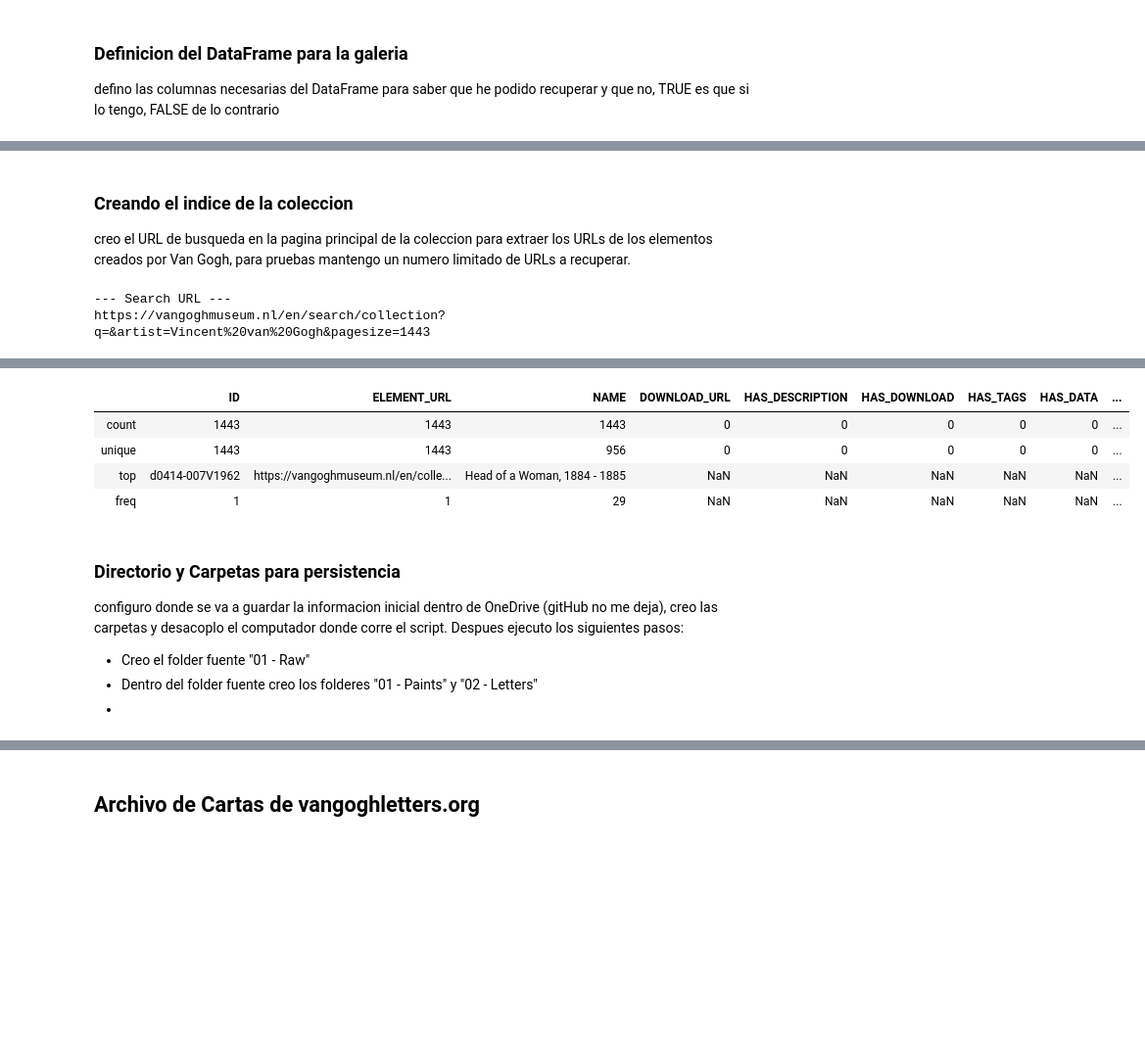
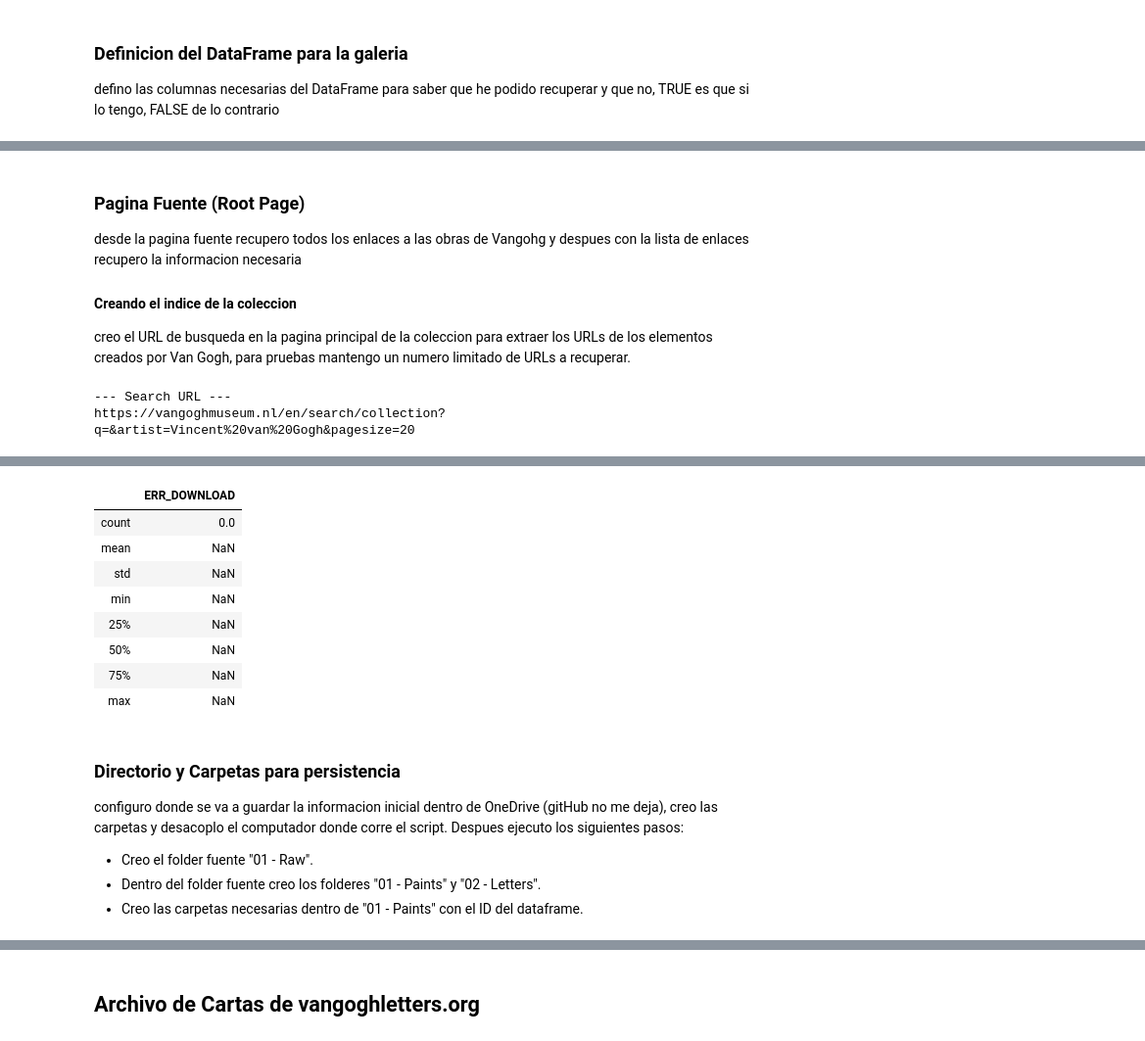
Before and after one commit to sa-artea/VVG-Letters-Scrapy, a Jupyter notebook: 01 - DataRecoveryVVG/ScrapingPinturas.ipynb, the cells around one changed output, grey strips where cells are left out. Shown at 98% size. Drawn from its saved outputs; the diff is of its cells as text; code cells hidden in the pictures; blank space fills up the shorter version.

```diff
--- a/01 - DataRecoveryVVG/ScrapingPinturas.ipynb
+++ b/01 - DataRecoveryVVG/ScrapingPinturas.ipynb
@@ -85,11 +133,14 @@ soupFrame.head()
 # %% [markdown]
-### Creando el indice de la coleccion
+### Pagina Fuente (Root Page)
+desde la pagina fuente recupero todos los enlaces a las obras de Vangohg y despues con la lista de enlaces recupero la informacion necesaria
+
+#### Creando el indice de la coleccion
 creo el URL de busqueda en la pagina principal de la coleccion para extraer los URLs de los elementos creados por Van Gogh, para pruebas mantengo un numero limitado de URLs a recuperar.
 # %%
 # Se recorre la pagina principal y recuperan los enlaces de l
 # numero de paginas/obras/enlaces a iterar
 
-paints = 9999
+paints = 20
 defaultPaints = 50
 
 # maximo numero de pinturas conocidas
@@ -119,5 +170,5 @@ print("--- Search URL ---")
 print(paintsPage)
 # %% [output]
 --- Search URL ---
-https://vangoghmuseum.nl/en/search/collection?q=&artist=Vincent%20van%20Gogh&pagesize=1443
+https://vangoghmuseum.nl/en/search/collection?q=&artist=Vincent%20van%20Gogh&pagesize=20
 # %%
@@ -160,4 +214,28 @@ except Exception as e:
     print("Status Code: " + str(pageReq.status_code))
+# %%
+# saco los links e IDs a las paginas que quiero dentro de la coleccion
+# estan los elementos de tipo link-teaser y la expresion regular del href
+names = list()
+errNames = list()
+hasNames = list()
+
+for name in nameSoup:
+
+    try:
+
+        # reconstruyo el enlace completo
+        tempName = re.sub("\s+", " ", name.string)
+        tempName = tempName[1:-1]
+        names.append(tempName)
+
+        # si no hay errores agrego un mensaje vacio para no danhar el dataframe
+        errNames.append("")
+        hasNames.append(bool(True))
+
+    except Exception as e:
+        print("Error in: " + str(e))
+        errNames.append(e)
+        hasNames.append(bool(False))
 # %%
 # saco los links e IDs a las paginas que quiero dentro de la coleccion
 # estan los elementos de tipo link-teaser y la expresion regular del href
@@ -182,8 +269,12 @@ for name in nameSoup:
 # %%
 # agregos los detalles del scrapy en las columnas del dataframe de calidad (nombres, IDs y URLs)
-soupFrame["ID"] = ids
-soupFrame["ELEMENT_URL"] = links
-soupFrame["NAME"] = names
+paintsFrame["ID"] = ids
+paintsFrame["ELEMENT_URL"] = links
+paintsFrame["NAME"] = names
+paintsFrame["ERR_ID"] = errIDs
+paintsFrame["HAS_ID"] = hasIDs
+paintsFrame["ERR_NAME"] = errNames
+paintsFrame["HAS_NAME"] = hasNames
 # %%
 #chequeo la informacion recuperada de la busqueda
 print("Extracted links in search: " + str(len(links)))
@@ -195,8 +286,8 @@ print("Repeated IDs elements: " + str(len(ids) != len(set(ids))))
 print("Extracted names in search: " + str(len(names)))
 print("Repeated names elements: " + str(len(names) != len(set(names))))
 
-print("Shape: " + str(soupFrame.shape))
+print("Shape: " + str(paintsFrame.shape))
 
-soupFrame.info()
-soupFrame.describe()
+paintsFrame.info()
+paintsFrame.describe()
 # %% [output]
@@ -220,8 +311,12 @@ memory usage: 169.2+ KB
-|  | ID | ELEMENT_URL | NAME | DOWNLOAD_URL | HAS_DESCRIPTION | HAS_DOWNLOAD | HAS_TAGS | HAS_DATA | ... |
-| count | 1443 | 1443 | 1443 | 0 | 0 | 0 | 0 | 0 | ... |
-| unique | 1443 | 1443 | 956 | 0 | 0 | 0 | 0 | 0 | ... |
-| top | d0414-007V1962 | https://vangoghmuseum.nl/en/colle... | Head of a Woman, 1884 - 1885 | NaN | NaN | NaN | NaN | NaN | ... |
-| freq | 1 | 1 | 29 | NaN | NaN | NaN | NaN | NaN | ... |
+|  | ERR_DOWNLOAD |
+| count | 0.0 |
+| mean | NaN |
+| std | NaN |
+| min | NaN |
+| 25% | NaN |
+| 50% | NaN |
+| 75% | NaN |
+| max | NaN |
 # %%
 # guardando los links en TXT y CSV para backup del proceso y control de calidad
 galleryIndex = "VanGoghGalleryIndex.txt"
@@ -247,9 +344,9 @@ else:
 ### Directorio y Carpetas para persistencia
 configuro donde se va a guardar la informacion inicial dentro de OneDrive (gitHub no me deja), creo las carpetas y desacoplo el computador donde corre el script. Despues ejecuto los siguientes pasos:
 
-- Creo el folder fuente "01 - Raw"
-- Dentro del folder fuente creo los folderes "01 - Paints" y "02 - Letters"
--
+- Creo el folder fuente "01 - Raw".
+- Dentro del folder fuente creo los folderes "01 - Paints" y "02 - Letters".
+- Creo las carpetas necesarias dentro de "01 - Paints" con el ID del dataframe.
 # %%
 # defino los directorios locales donde se va a persistir la informacion
 # no olvidarse del cambiar "\" a "\\" en los filepath de windows por que si no no sirve nada
```
Also changed, not shown: parts of 31 cells of this notebook, 2 other files.
